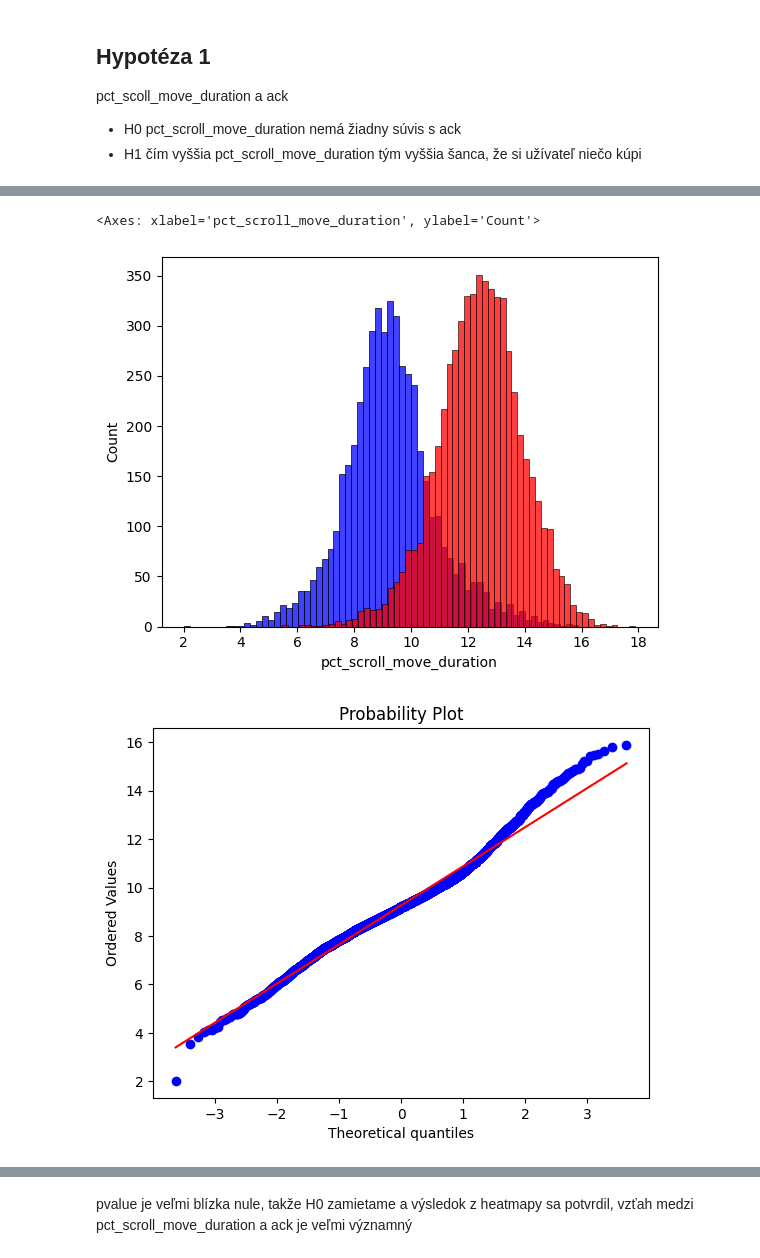
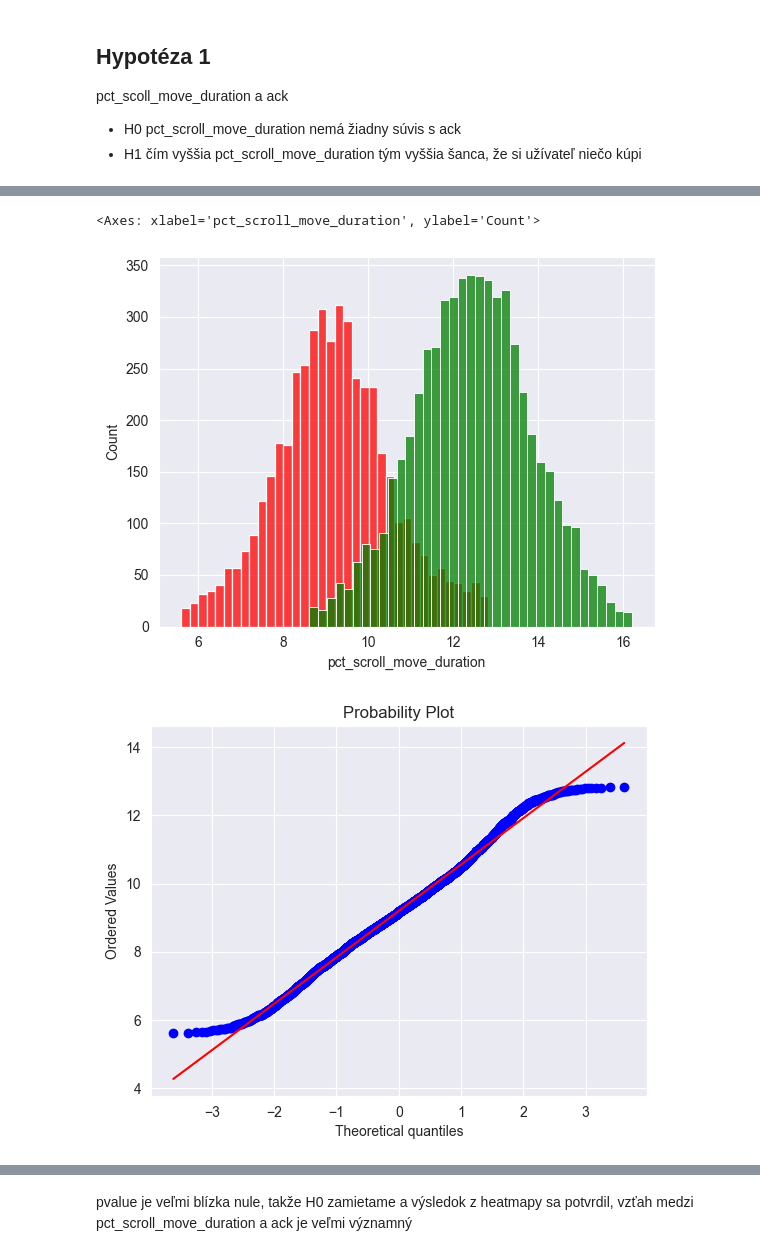
Before and after one commit to xslizik/iau-eshop, a Jupyter notebook: Eshop.ipynb, the cells around one changed output, grey strips where cells are left out. Cells and saved outputs as stored; diff of their text form; code cells hidden in the pictures.

```diff
--- a/Eshop.ipynb
+++ b/Eshop.ipynb
@@ -530,6 +548,16 @@ sessions.session_duration.plot(kind='box')
 * H1..Ha - opak nulovej hypotézy, existuje nejaký vzťah medzi premennými
 
 Na to, aby sme mohli vykonať paramterický test je potrebné, aby dáta mali gaussovskú distribúciu a mali podobnú varianciu inak používame neparametrický.
+# %%
+def remove_outliers_iqr(dataframe, column_name, threshold=1.5):
+    Q1 = dataframe[column_name].quantile(0.25)
+    Q3 = dataframe[column_name].quantile(0.75)
+    IQR = Q3 - Q1
+
+    outliers = (dataframe[column_name] < (Q1 - threshold * IQR)) | (dataframe[column_name] > (Q3 + threshold * IQR))
+    cleaned_dataframe = dataframe[~outliers]
+
+    return cleaned_dataframe
 # %% [markdown]
 ## Hypotéza 1
 pct_scoll_move_duration a ack
@@ -549,0 +578,15 @@ plt.show()
+# %%
+ack_0_data = sessions[sessions['ack'] == 0]
+ack_1_data = sessions[sessions['ack'] == 1]
+
+ack_0_data = remove_outliers_iqr(ack_0_data, 'pct_scroll_move_duration')
+ack_1_data = remove_outliers_iqr(ack_1_data, 'pct_scroll_move_duration')
+
+ack_0_data = ack_0_data['pct_scroll_move_duration']
+ack_1_data = ack_1_data['pct_scroll_move_duration']
+
+plt.boxplot([ack_0_data, ack_1_data], labels=['ack = 0', 'ack = 1'])
+plt.xlabel('ack')
+plt.ylabel('pct_scroll_move_duration')
+plt.title('Boxplot of pct_scroll_move_duration by ack value after removing outliers')
+plt.show()
@@ -550,12 +595,12 @@ plt.show()
 # %%
-sns.histplot(sessions.loc[sessions.ack == 0, 'pct_scroll_move_duration'], color='blue')
-sns.histplot(sessions.loc[sessions.ack == 1, 'pct_scroll_move_duration'], color='red')
+sns.histplot(ack_0_data, color='red')
+sns.histplot(ack_1_data, color='green')
 # %% [output]
 <Axes: xlabel='pct_scroll_move_duration', ylabel='Count'>
-[figure, old version]
+[figure, new version]
 # %%
-stats.probplot(sessions.loc[sessions.ack == 0, 'pct_scroll_move_duration'], plot=plt)
+stats.probplot(ack_0_data, plot=plt)
 plt.show()
 # %% [output]
-[figure, old version]
+[figure, new version]
 # %%
```
Also changed, not shown: parts of 33 cells of this notebook.
